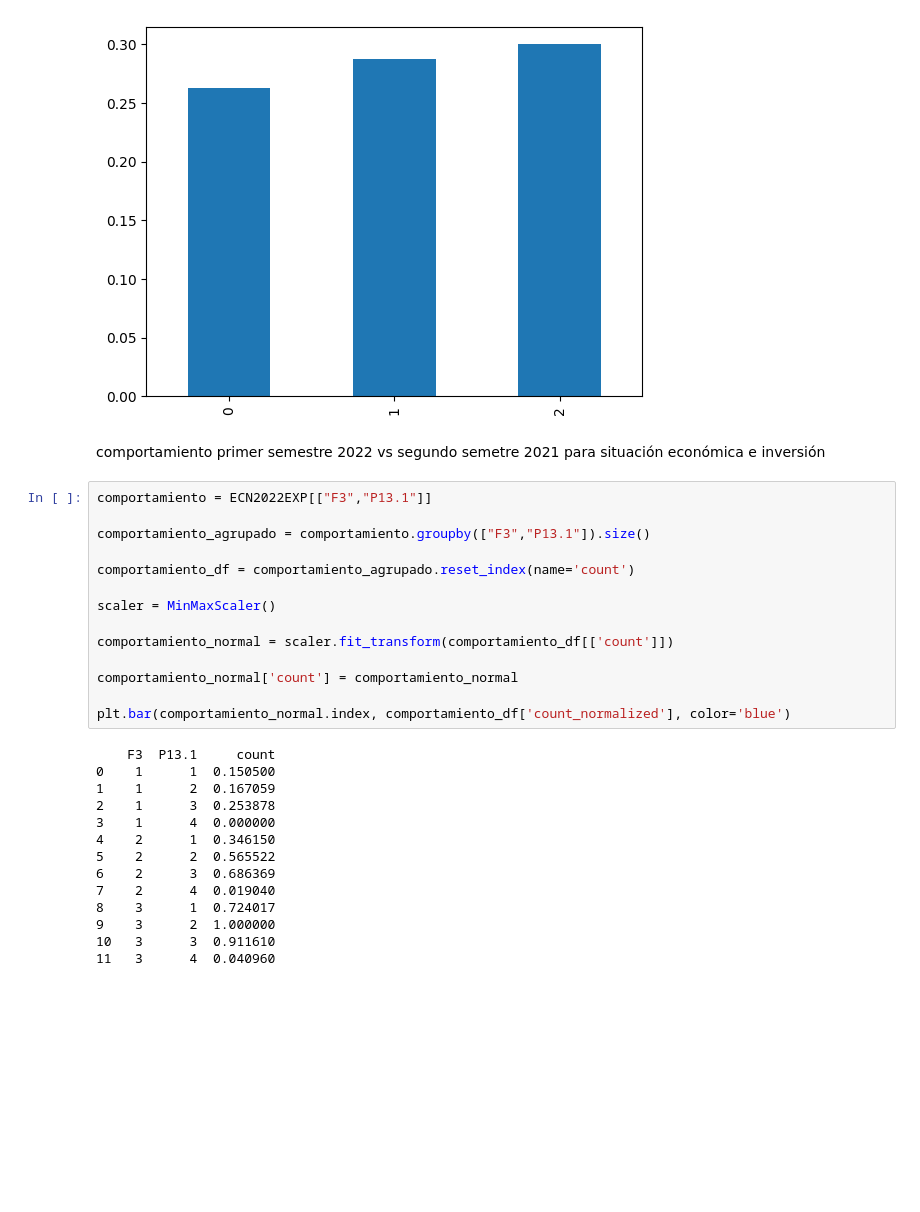
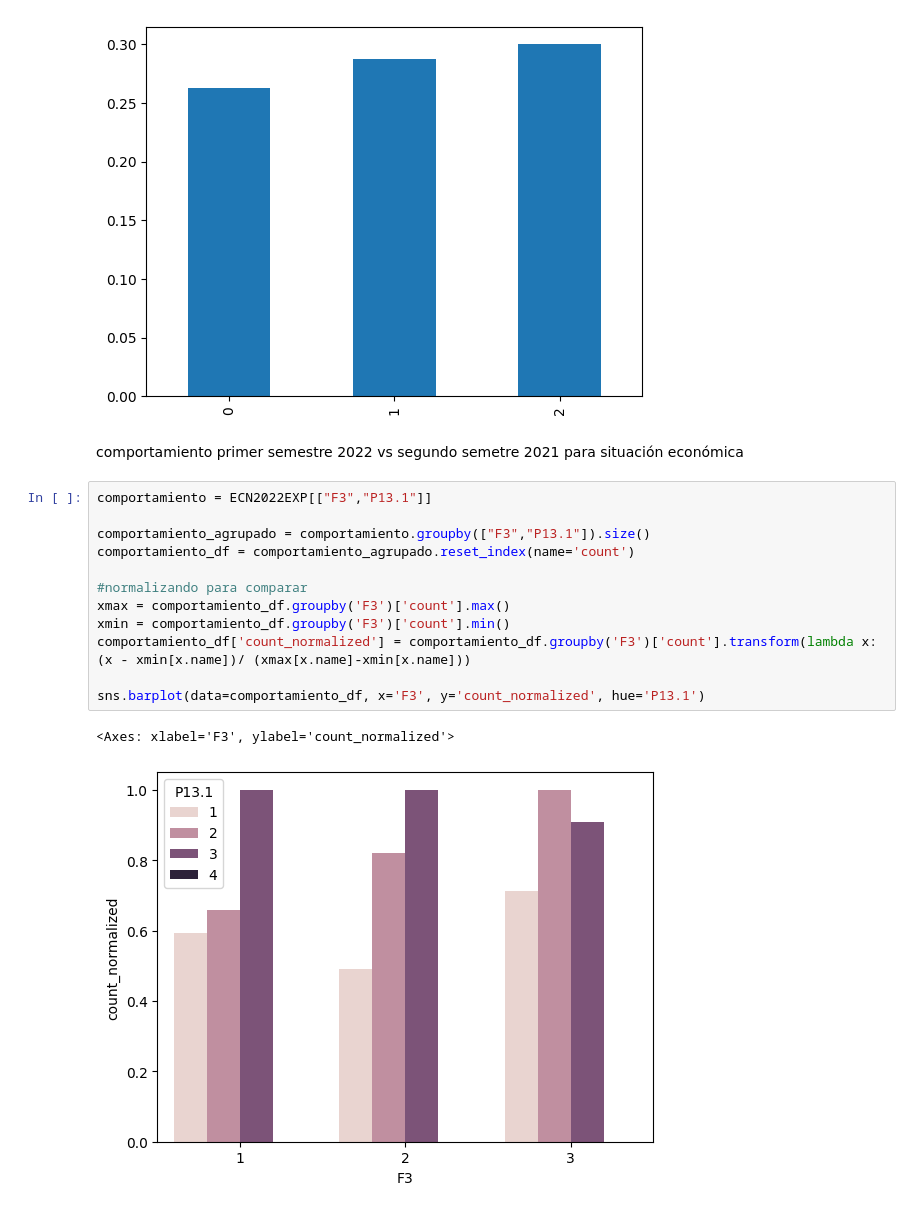
Before and after one commit to JuanParraG/dinamita-de-datos, a Jupyter notebook: Análisis de datos.ipynb, the cells around one changed output. Cells and saved outputs as stored; diff of their text form; blank space fills up the shorter version.

```diff
--- a/Análisis de datos.ipynb
+++ b/Análisis de datos.ipynb
@@ -318,32 +246,19 @@ sector_normalizado["P18.10"].plot(kind="bar")
 <Axes: >
 [figure]
 # %% [markdown]
-comportamiento primer semestre 2022 vs segundo semetre 2021 para situación económica e inversión
+comportamiento primer semestre 2022 vs segundo semetre 2021 para situación económica
 # %%
 comportamiento = ECN2022EXP[["F3","P13.1"]]
 
 comportamiento_agrupado = comportamiento.groupby(["F3","P13.1"]).size()
-
 comportamiento_df = comportamiento_agrupado.reset_index(name='count')
 
-scaler = MinMaxScaler()
+#normalizando para comparar
+xmax = comportamiento_df.groupby('F3')['count'].max()
+xmin = comportamiento_df.groupby('F3')['count'].min()
+comportamiento_df['count_normalized'] = comportamiento_df.groupby('F3')['count'].transform(lambda x: (x - xmin[x.name])/ (xmax[x.name]-xmin[x.name]))
 
-comportamiento_normal = scaler.fit_transform(comportamiento_df[['count']])
-
-comportamiento_normal['count'] = comportamiento_normal
-
-plt.bar(comportamiento_normal.index, comportamiento_df['count_normalized'], color='blue')
+sns.barplot(data=comportamiento_df, x='F3', y='count_normalized', hue='P13.1')
 # %% [output]
-    F3  P13.1     count
-0    1      1  0.150500
-1    1      2  0.167059
-2    1      3  0.253878
-3    1      4  0.000000
-4    2      1  0.346150
-5    2      2  0.565522
-6    2      3  0.686369
-7    2      4  0.019040
-8    3      1  0.724017
-9    3      2  1.000000
-10   3      3  0.911610
-11   3      4  0.040960
+<Axes: xlabel='F3', ylabel='count_normalized'>
+[figure, added]
```
Also changed, not shown: parts of 18 cells of this notebook.
